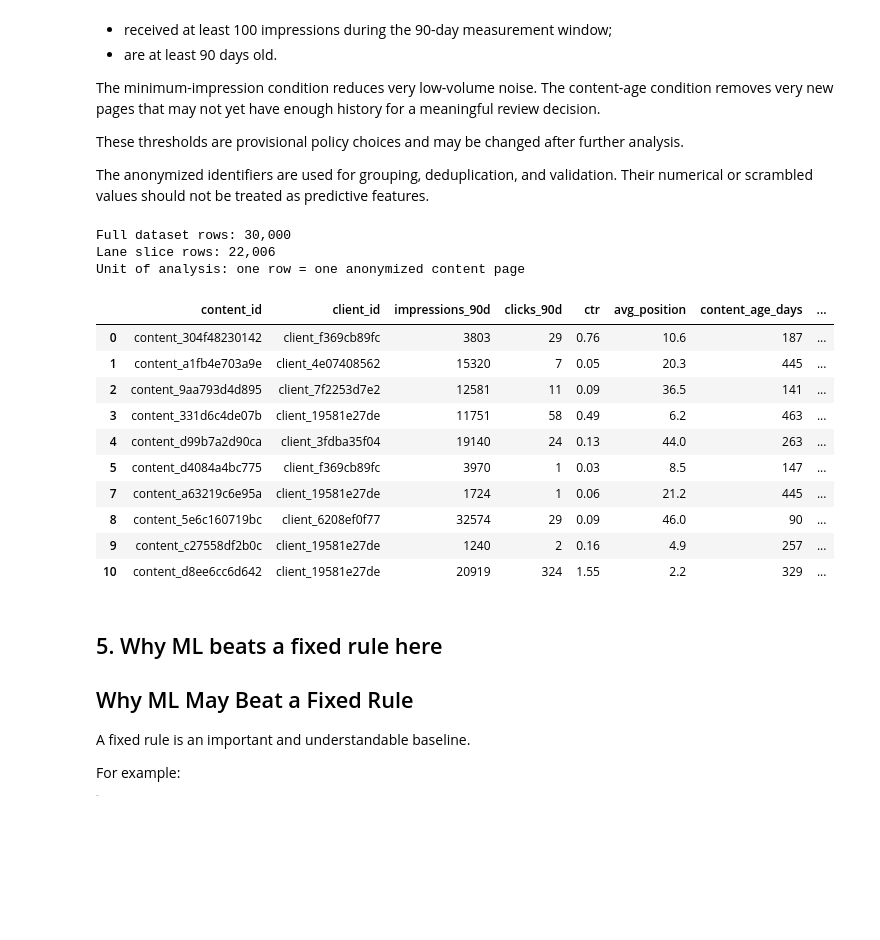
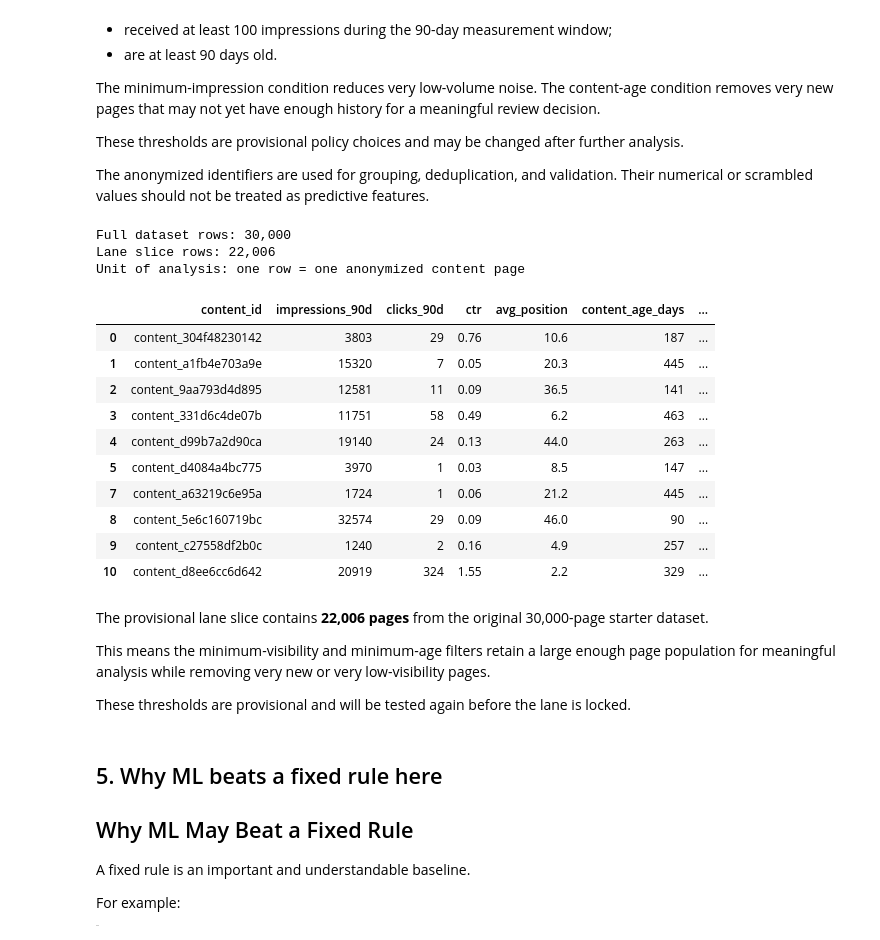
Before and after one commit to Zafar488/flyrank-ml-internship, a Jupyter notebook: work/notebooks/w02_ml_task_framing.ipynb, the cells around one changed output. Drawn from its saved outputs; the diff is of its cells as text; code cells hidden in the pictures; blank space fills up the shorter version.

```diff
--- a/work/notebooks/w02_ml_task_framing.ipynb
+++ b/work/notebooks/w02_ml_task_framing.ipynb
@@ -193,45 +234,50 @@ lane_df = (
 
 requested_columns = [
     "content_id",
-    "client_id",
     "impressions_90d",
     "clicks_90d",
     "ctr",
     "avg_position",
     "content_age_days",
     "days_since_last_update",
     "word_count",
     "engagement_rate",
     "trend_direction",
     "is_declining_proxy",
 ]
 
 # Keep only columns that exist in the dataset
 display_columns = [
     column for column in requested_columns
     if column in lane_df.columns
 ]
 
 print(f"Full dataset rows: {len(df):,}")
 print(f"Lane slice rows: {len(lane_df):,}")
 print("Unit of analysis: one row = one anonymized content page")
 
 lane_df[display_columns].head(10)
 # %% [output]
 Full dataset rows: 30,000
 Lane slice rows: 22,006
 Unit of analysis: one row = one anonymized content page
-|  | content_id | client_id | impressions_90d | clicks_90d | ctr | avg_position | content_age_days | ... |
-| 0 | content_304f48230142 | client_f369cb89fc | 3803 | 29 | 0.76 | 10.6 | 187 | ... |
-| 1 | content_a1fb4e703a9e | client_4e07408562 | 15320 | 7 | 0.05 | 20.3 | 445 | ... |
-| 2 | content_9aa793d4d895 | client_7f2253d7e2 | 12581 | 11 | 0.09 | 36.5 | 141 | ... |
-| 3 | content_331d6c4de07b | client_19581e27de | 11751 | 58 | 0.49 | 6.2 | 463 | ... |
-| 4 | content_d99b7a2d90ca | client_3fdba35f04 | 19140 | 24 | 0.13 | 44.0 | 263 | ... |
-| 5 | content_d4084a4bc775 | client_f369cb89fc | 3970 | 1 | 0.03 | 8.5 | 147 | ... |
-| 7 | content_a63219c6e95a | client_19581e27de | 1724 | 1 | 0.06 | 21.2 | 445 | ... |
-| 8 | content_5e6c160719bc | client_6208ef0f77 | 32574 | 29 | 0.09 | 46.0 | 90 | ... |
-| 9 | content_c27558df2b0c | client_19581e27de | 1240 | 2 | 0.16 | 4.9 | 257 | ... |
-| 10 | content_d8ee6cc6d642 | client_19581e27de | 20919 | 324 | 1.55 | 2.2 | 329 | ... |
+|  | content_id | impressions_90d | clicks_90d | ctr | avg_position | content_age_days | ... |
+| 0 | content_304f48230142 | 3803 | 29 | 0.76 | 10.6 | 187 | ... |
+| 1 | content_a1fb4e703a9e | 15320 | 7 | 0.05 | 20.3 | 445 | ... |
+| 2 | content_9aa793d4d895 | 12581 | 11 | 0.09 | 36.5 | 141 | ... |
+| 3 | content_331d6c4de07b | 11751 | 58 | 0.49 | 6.2 | 463 | ... |
+| 4 | content_d99b7a2d90ca | 19140 | 24 | 0.13 | 44.0 | 263 | ... |
+| 5 | content_d4084a4bc775 | 3970 | 1 | 0.03 | 8.5 | 147 | ... |
+| 7 | content_a63219c6e95a | 1724 | 1 | 0.06 | 21.2 | 445 | ... |
+| 8 | content_5e6c160719bc | 32574 | 29 | 0.09 | 46.0 | 90 | ... |
+| 9 | content_c27558df2b0c | 1240 | 2 | 0.16 | 4.9 | 257 | ... |
+| 10 | content_d8ee6cc6d642 | 20919 | 324 | 1.55 | 2.2 | 329 | ... |
+# %% [markdown]
+The provisional lane slice contains **22,006 pages** from the original 30,000-page starter dataset.
+
+This means the minimum-visibility and minimum-age filters retain a large enough page population for meaningful analysis while removing very new or very low-visibility pages.
+
+These thresholds are provisional and will be tested again before the lane is locked.
 # %% [markdown]
 ## 5. Why ML beats a fixed rule here
 ## Why ML May Beat a Fixed Rule
```
Also changed, not shown: parts of 5 cells of this notebook.
